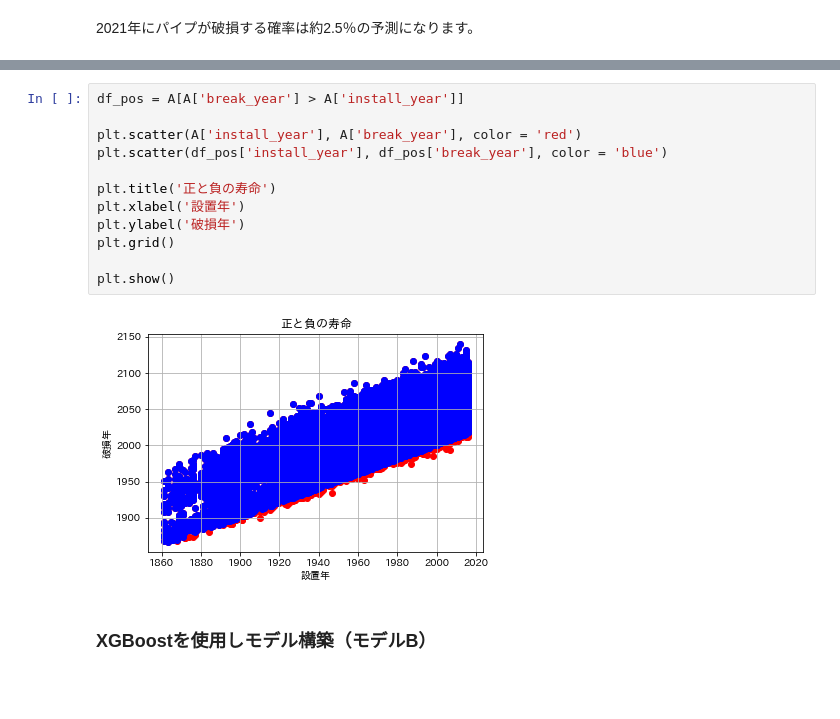
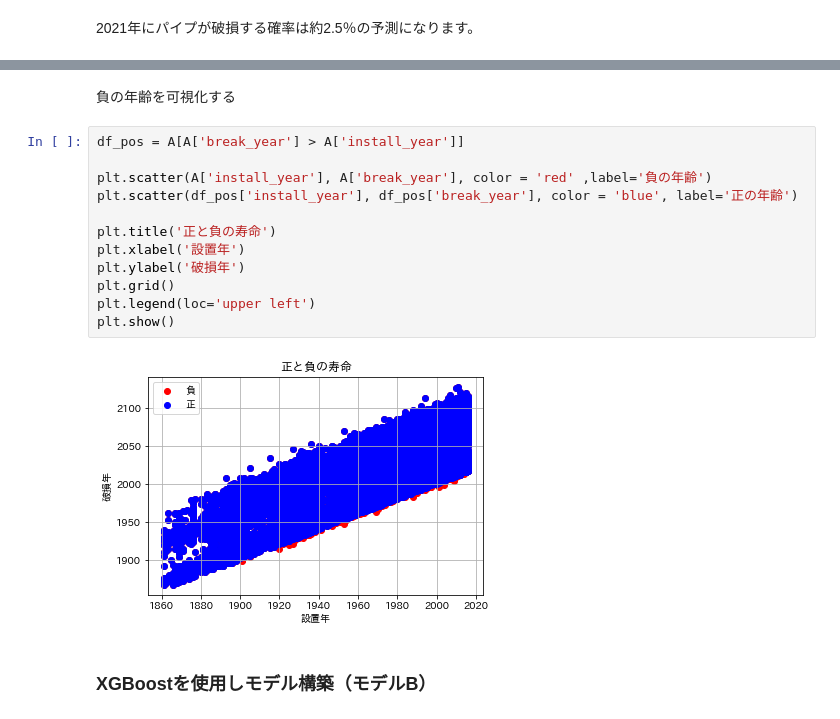
Before and after one commit to ontheroad2022/fracta, a Jupyter notebook: notebooks/100_0_nari_fracta_coding_challenge.ipynb, the cells around one changed output, grey strips where cells are left out. Cells and saved outputs as stored; diff of their text form; blank space fills up the shorter version.

```diff
--- a/notebooks/100_0_nari_fracta_coding_challenge.ipynb
+++ b/notebooks/100_0_nari_fracta_coding_challenge.ipynb
@@ -630,17 +633,19 @@ display(my_metric(A))
+# %% [markdown]
+負の年齢を可視化する
 # %%
 df_pos = A[A['break_year'] > A['install_year']]
 
-plt.scatter(A['install_year'], A['break_year'], color = 'red')
-plt.scatter(df_pos['install_year'], df_pos['break_year'], color = 'blue')
+plt.scatter(A['install_year'], A['break_year'], color = 'red' ,label='負の年齢')
+plt.scatter(df_pos['install_year'], df_pos['break_year'], color = 'blue', label='正の年齢')
 
 plt.title('正と負の寿命')
 plt.xlabel('設置年')
 plt.ylabel('破損年')
 plt.grid()
-
+plt.legend(loc='upper left')
 plt.show()
 # %% [output]
-[figure, old version]
+[figure, new version]
 # %% [markdown]
 ### XGBoostを使用しモデル構築（モデルB）
 # %%
```
Also changed, not shown: parts of 27 cells of this notebook.
